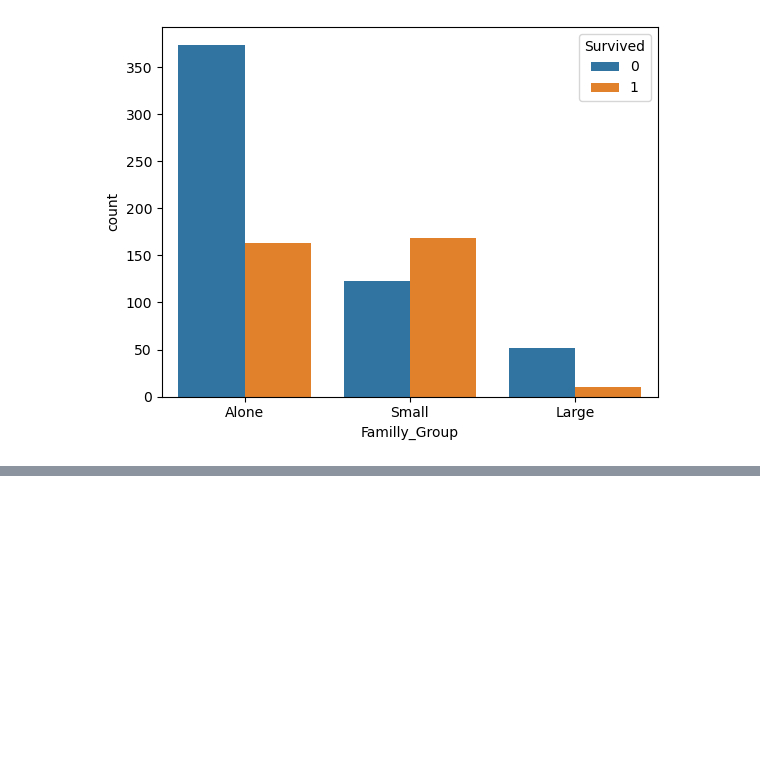
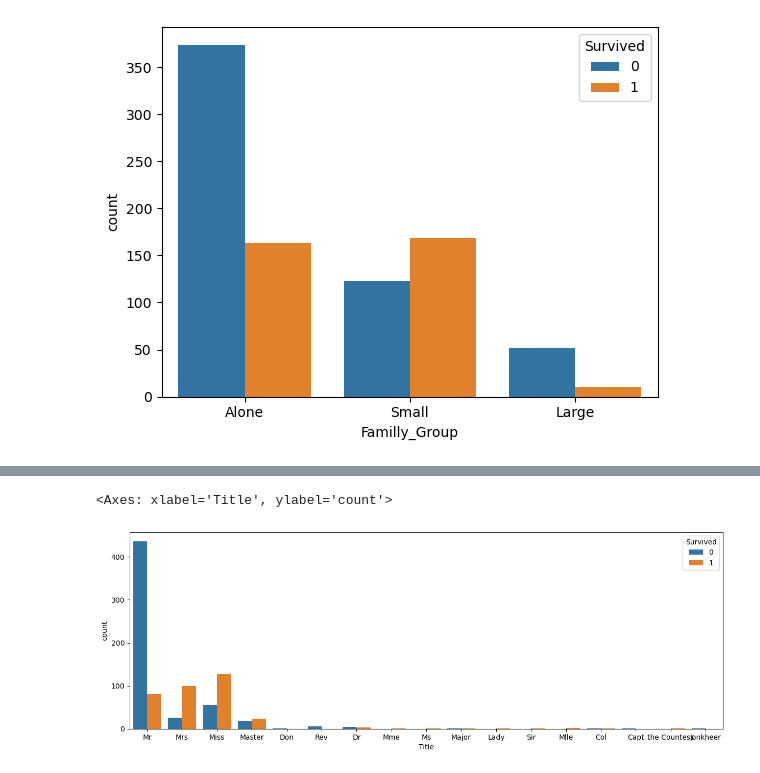
Before and after one commit to soohyun020812/SW_MachineLearning, a Jupyter notebook: 0803 ex04 타이타닉 생존자 분류 실습.ipynb, the cells around one changed output, grey strips where cells are left out. Cells and saved outputs as stored; diff of their text form; code cells hidden in the pictures; blank space fills up the shorter version.

```diff
--- a/0803 ex04 타이타닉 생존자 분류 실습.ipynb
+++ b/0803 ex04 타이타닉 생존자 분류 실습.ipynb
@@ -693,0 +770,9 @@ sns.countplot(data=train, x='Familly_Group', hue='Survived')
+# %%
+# 함수를 제작해 중간 호칭만 추출
+
+def split_name(row) :
+    return row.split(",")[1].split(".")[0].strip()
+# %%
+# apply 함수를 통해서 판다스 시리즈에 함수 적용
+
+train['Title'] = train["Name"].apply(split_name)
@@ -693,0 +803,11 @@ sns.countplot(data=train, x='Familly_Group', hue='Survived')
+# %%
+# 시각화
+
+plt.figure(figsize = (15,5))
+sns.countplot(data = train, # 데이터 프레임 명
+              x = "Title",
+              hue = "Survived"
+             )
+# %% [output]
+<Axes: xlabel='Title', ylabel='count'>
+[figure, added]
```
Also changed, not shown: parts of 104 cells of this notebook, 5 other files.
